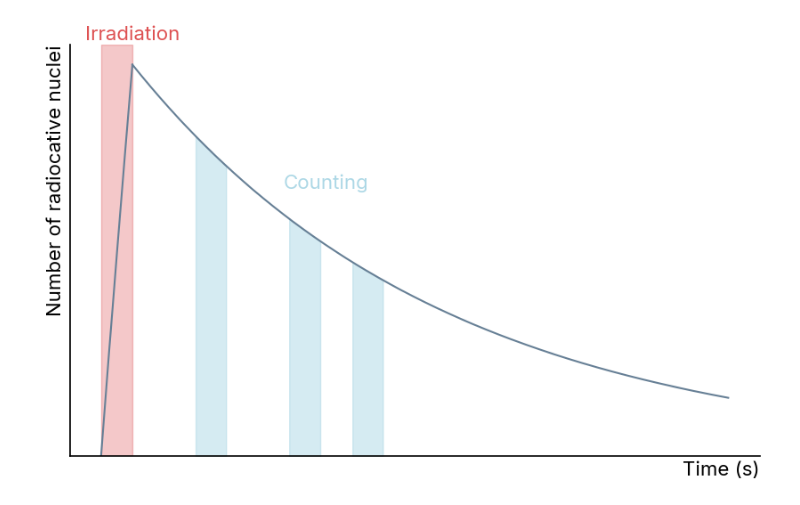
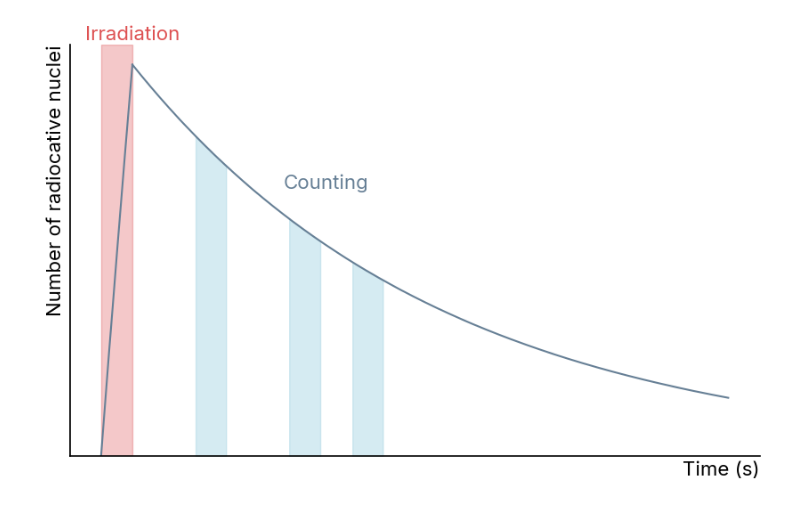
Before and after one commit to LIBRA-project/baby-1l-paper, a Jupyter notebook: activation_foil.ipynb, the cells around one changed output. Saved outputs shown, nothing was run; the diff lists cells and outputs as text; code cells hidden in the pictures.

```diff
--- a/activation_foil.ipynb
+++ b/activation_foil.ipynb
@@ -73,32 +73,32 @@ for counting_time in [300, 600, 800]:
         color="lightblue",
         alpha=0.5,
         label="Counting period",
     )
 
 plt.annotate(
     "Counting",
     xy=(600, N_rest.max()),
     xytext=(30, -100),
     textcoords="offset points",
-    color="lightblue",
+    color=l.get_color(),
     fontsize=16,
     ha="center",
 )
 
 # remove x and y ticks
 plt.xticks([])
 plt.yticks([])
 
 plt.ylim(bottom=0)
 
 # show left and bottom spines only
 plt.gca().spines["left"].set_visible(True)
 plt.gca().spines["bottom"].set_visible(True)
 
 plt.xlabel("Time (s)", fontsize=16)
 plt.ylabel("Number of radiocative nuclei", fontsize=16)
 
 plt.savefig("activation_foil_analysis_sketch.pdf", bbox_inches="tight")
 plt.show()
 # %% [output]
-[figure, old version]
+[figure, new version]
```
